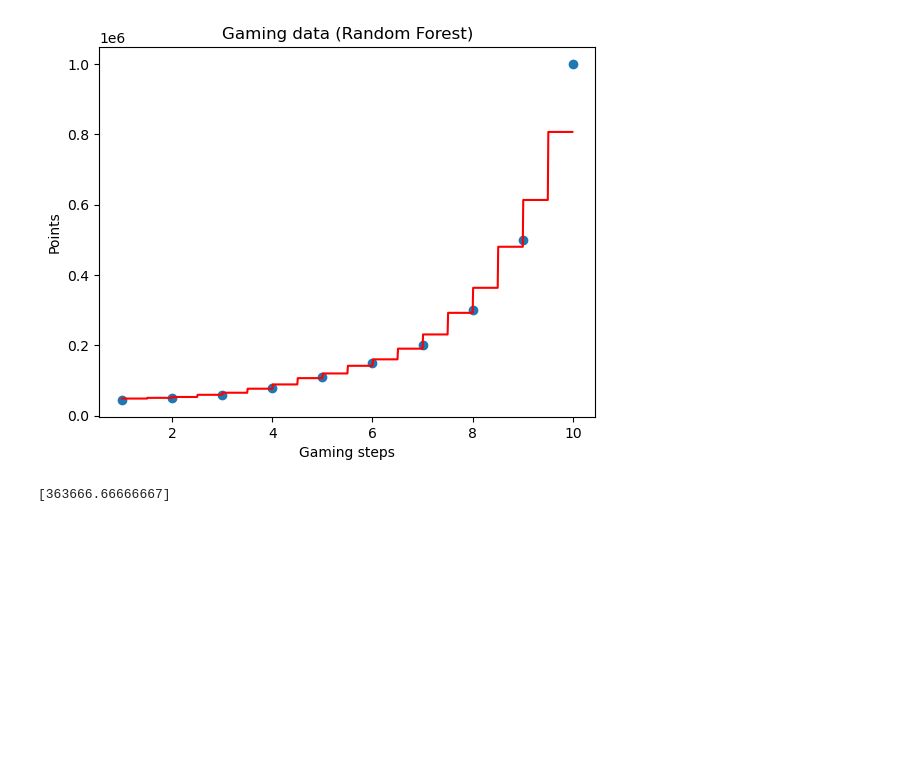
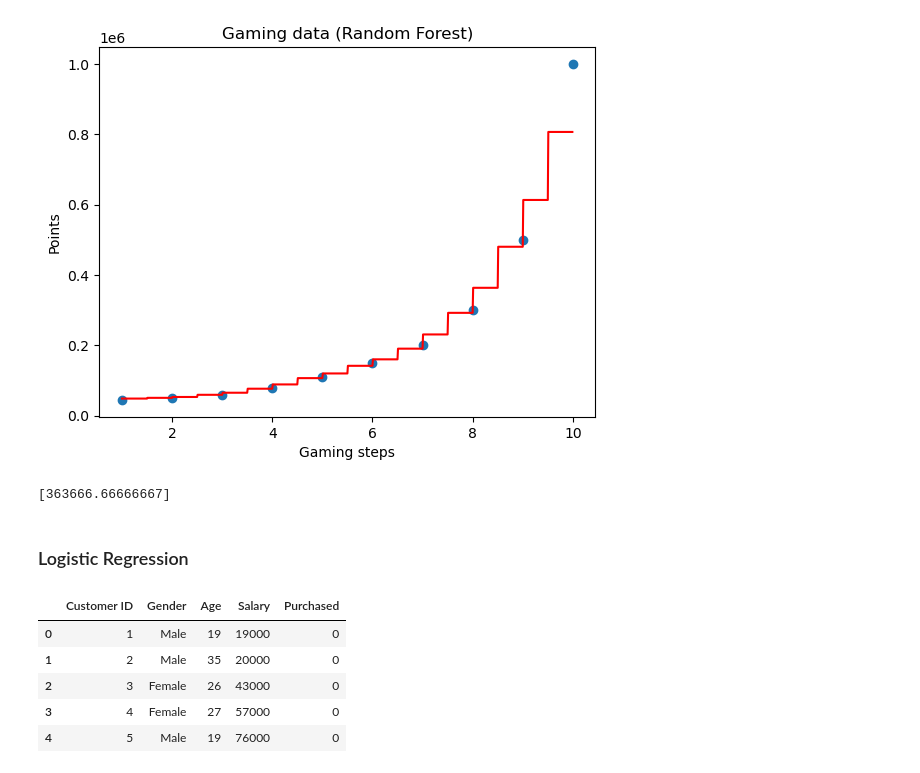
Before and after one commit to Ezerioha-ifeanyi/Regression-3, a Jupyter notebook: Regression.ipynb, the cells around one changed output. Cells and saved outputs as stored; diff of their text form; code cells hidden in the pictures; blank space fills up the shorter version.

Commit message:
imported data, splitted and fitted the model for Logistic Regression

```diff
--- a/Regression.ipynb
+++ b/Regression.ipynb
@@ -104,3 +104,5 @@ print(y_pred)
 # %% [output]
 [figure]
 [363666.66666667]
+# %% [markdown]
+### Logistic Regression
@@ -106,0 +115,14 @@ print(y_pred)
+# %%
+# Importing the dataset
+
+dataset = pd.read_csv("2.2 Customer List.csv.csv")
+
+# view the first 5 rows
+dataset.head()
+# %% [output]
+|  | Customer ID | Gender | Age | Salary | Purchased |
+| 0 | 1 | Male | 19 | 19000 | 0 |
+| 1 | 2 | Male | 35 | 20000 | 0 |
+| 2 | 3 | Female | 26 | 43000 | 0 |
+| 3 | 4 | Female | 27 | 57000 | 0 |
+| 4 | 5 | Male | 19 | 76000 | 0 |
```
Also changed, not shown: parts of 5 cells of this notebook.
